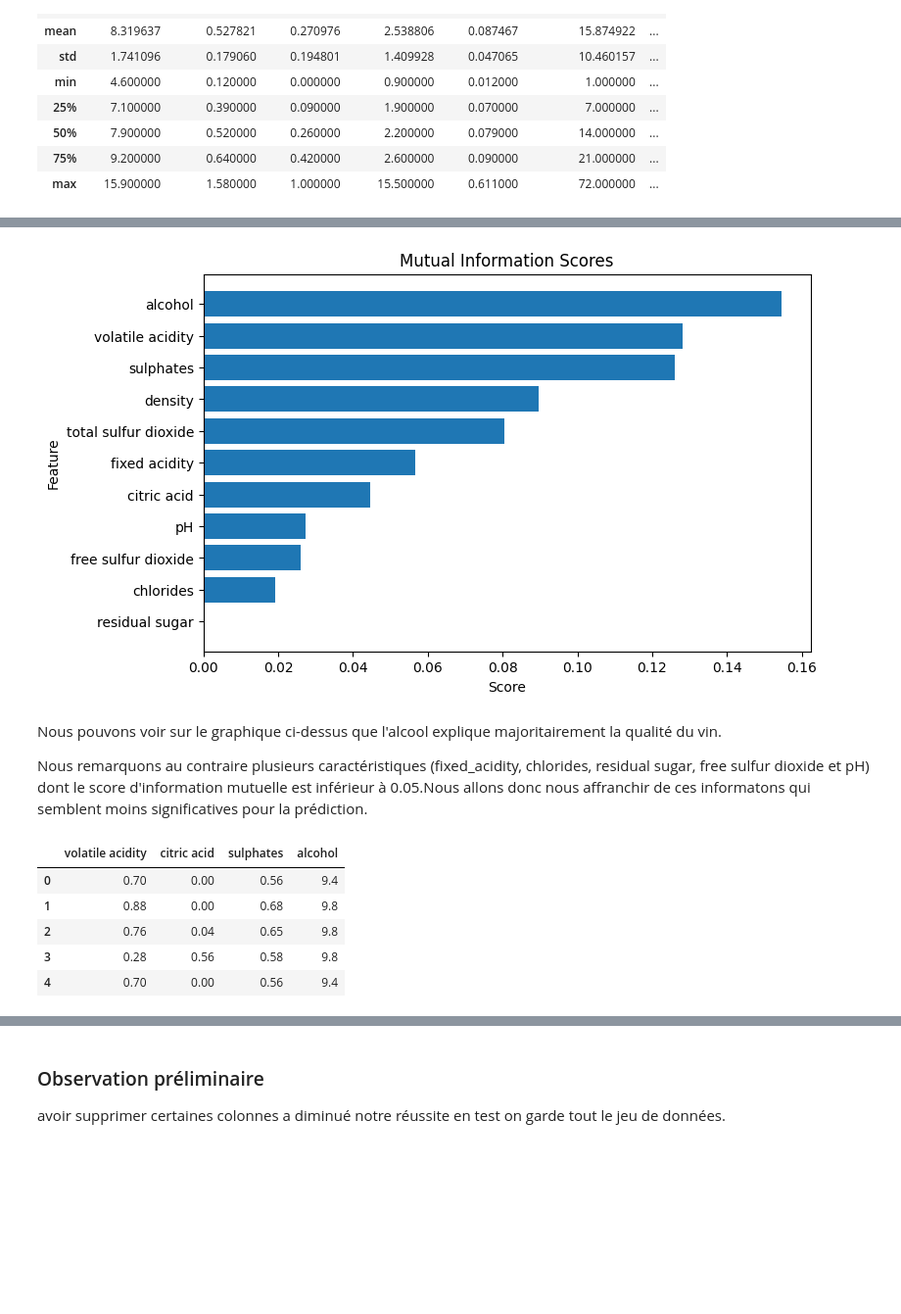
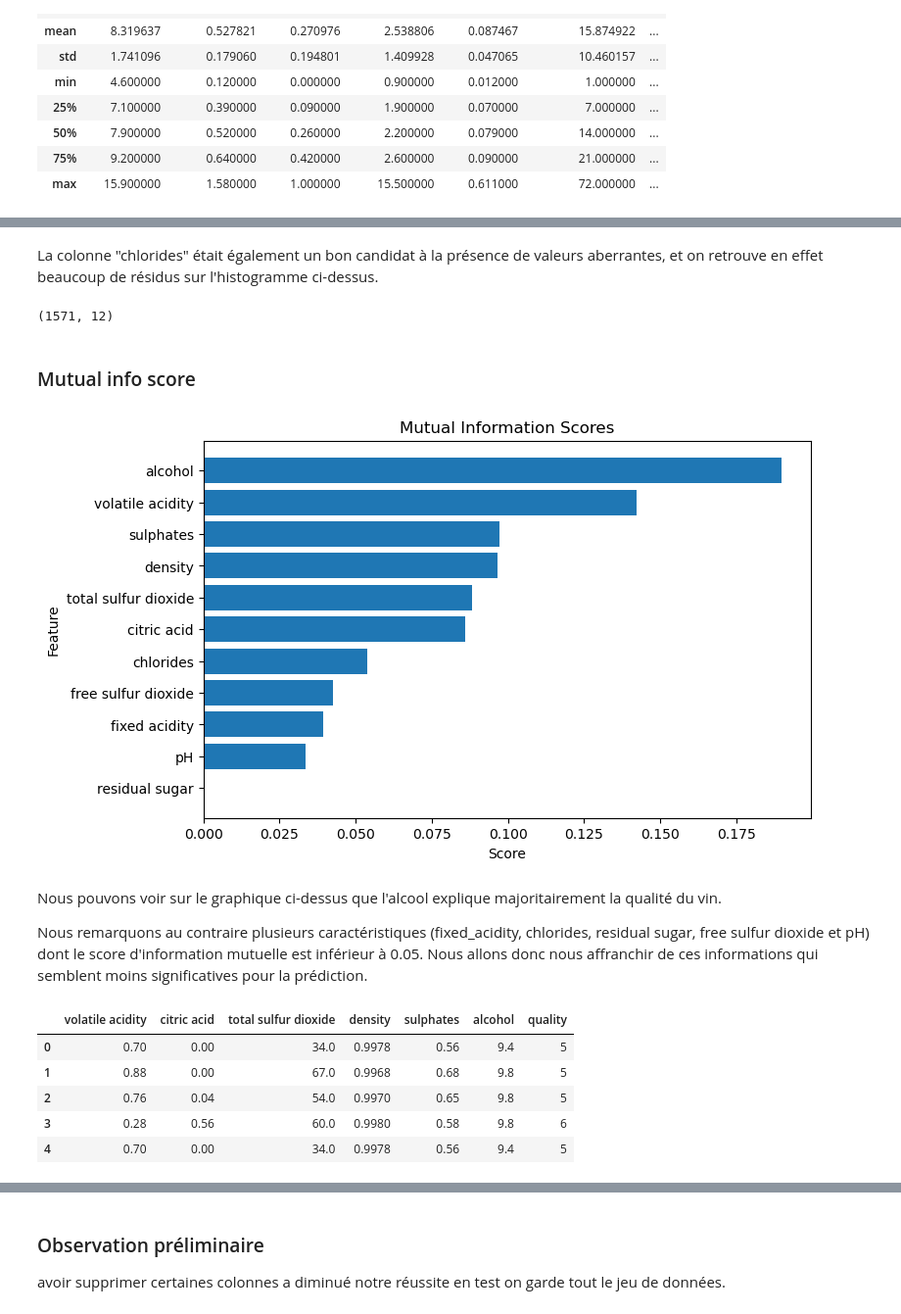
Before and after one commit to lucagortana/game-learning, a Jupyter notebook: wine_regression.ipynb, the cells around one changed output, grey strips where cells are left out. Shown at 98% size. Saved outputs shown, nothing was run; the diff lists cells and outputs as text; code cells hidden in the pictures; blank space fills up the shorter version.

```diff
--- a/wine_regression.ipynb
+++ b/wine_regression.ipynb
@@ -142,0 +179,4 @@ Score avec normalisation des données : 0.323021316353324
+# %%
+index_to_drop = data.loc[data['total sulfur dioxide'] > 200].index
+data = data.drop(index_to_drop)
+data.shape
@@ -142,0 +204,4 @@ Score avec normalisation des données : 0.323021316353324
+# %%
+index_to_drop = data.loc[data['free sulfur dioxide'] > 60].index
+data = data.drop(index_to_drop)
+data.shape
@@ -143,26 +227,36 @@ Score avec normalisation des données : 0.323021316353324
+# %% [markdown]
+La colonne "chlorides" était également un bon candidat à la présence de valeurs aberrantes, et on retrouve en effet beaucoup de résidus sur l'histogramme ci-dessus.
+# %%
+index_to_drop = data.loc[data['chlorides'] > 0.3].index
+data = data.drop(index_to_drop)
+data.shape
+# %% [output]
+(1571, 12)
+# %% [markdown]
+### Mutual info score
 # %%
-mi_scores = mutual_info_scores(X, y)
+mi_scores = mutual_info_scores(data.loc[:, data.columns!="quality"], data["quality"])
 
 plt.figure(dpi=100, figsize=(8, 5))
 plt.xlabel("Score")
 plt.ylabel("Feature")
 plot_utility_scores(mi_scores)
 # %% [output]
-[figure, old version]
+[figure, new version]
 # %% [markdown]
 Nous pouvons voir sur le graphique ci-dessus que l'alcool explique majoritairement la qualité du vin.
 
-Nous remarquons au contraire plusieurs caractéristiques (fixed_acidity, chlorides, residual sugar, free sulfur dioxide et pH) dont le score d'information mutuelle est inférieur à 0.05.Nous allons donc nous affranchir de ces informatons qui semblent moins significatives pour la prédiction.
+Nous remarquons au contraire plusieurs caractéristiques (fixed_acidity, chlorides, residual sugar, free sulfur dioxide et pH) dont le score d'information mutuelle est inférieur à 0.05. Nous allons donc nous affranchir de ces informations qui semblent moins significatives pour la prédiction.
 # %%
-X = X.drop(["free sulfur dioxide","residual sugar","pH","fixed acidity","density","total sulfur dioxide","chlorides"], axis = 1)
-X.head()
+data = data.drop(["free sulfur dioxide","residual sugar","pH","fixed acidity","chlorides"], axis = 1)
+data.head()
 # %% [output]
-|  | volatile acidity | citric acid | sulphates | alcohol |
-| 0 | 0.70 | 0.00 | 0.56 | 9.4 |
-| 1 | 0.88 | 0.00 | 0.68 | 9.8 |
-| 2 | 0.76 | 0.04 | 0.65 | 9.8 |
-| 3 | 0.28 | 0.56 | 0.58 | 9.8 |
-| 4 | 0.70 | 0.00 | 0.56 | 9.4 |
+|  | volatile acidity | citric acid | total sulfur dioxide | density | sulphates | alcohol | quality |
+| 0 | 0.70 | 0.00 | 34.0 | 0.9978 | 0.56 | 9.4 | 5 |
+| 1 | 0.88 | 0.00 | 67.0 | 0.9968 | 0.68 | 9.8 | 5 |
+| 2 | 0.76 | 0.04 | 54.0 | 0.9970 | 0.65 | 9.8 | 5 |
+| 3 | 0.28 | 0.56 | 60.0 | 0.9980 | 0.58 | 9.8 | 6 |
+| 4 | 0.70 | 0.00 | 34.0 | 0.9978 | 0.56 | 9.4 | 5 |
 # %%
 labeled_barplot(data, "quality")
 # %% [output]
```
Also changed, not shown: parts of 52 cells of this notebook, 2 other files.
